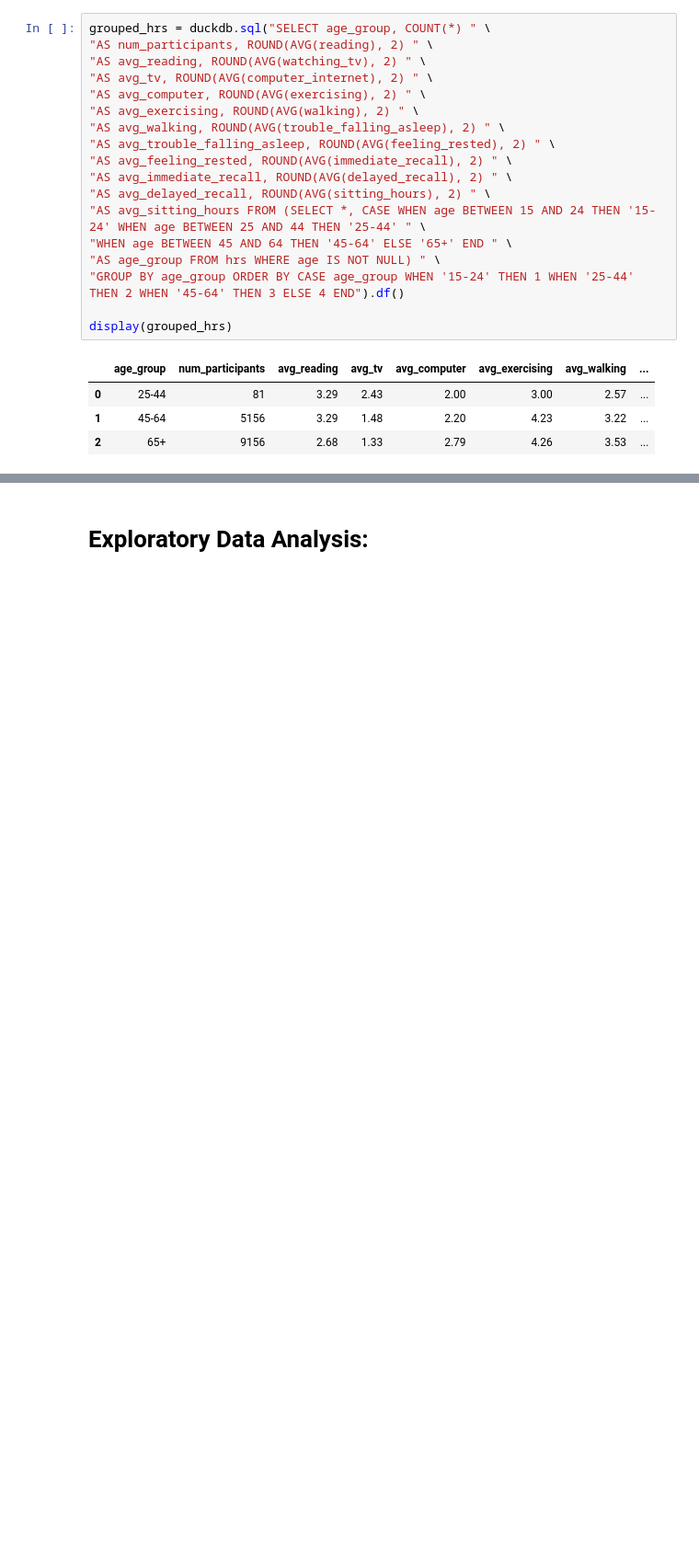
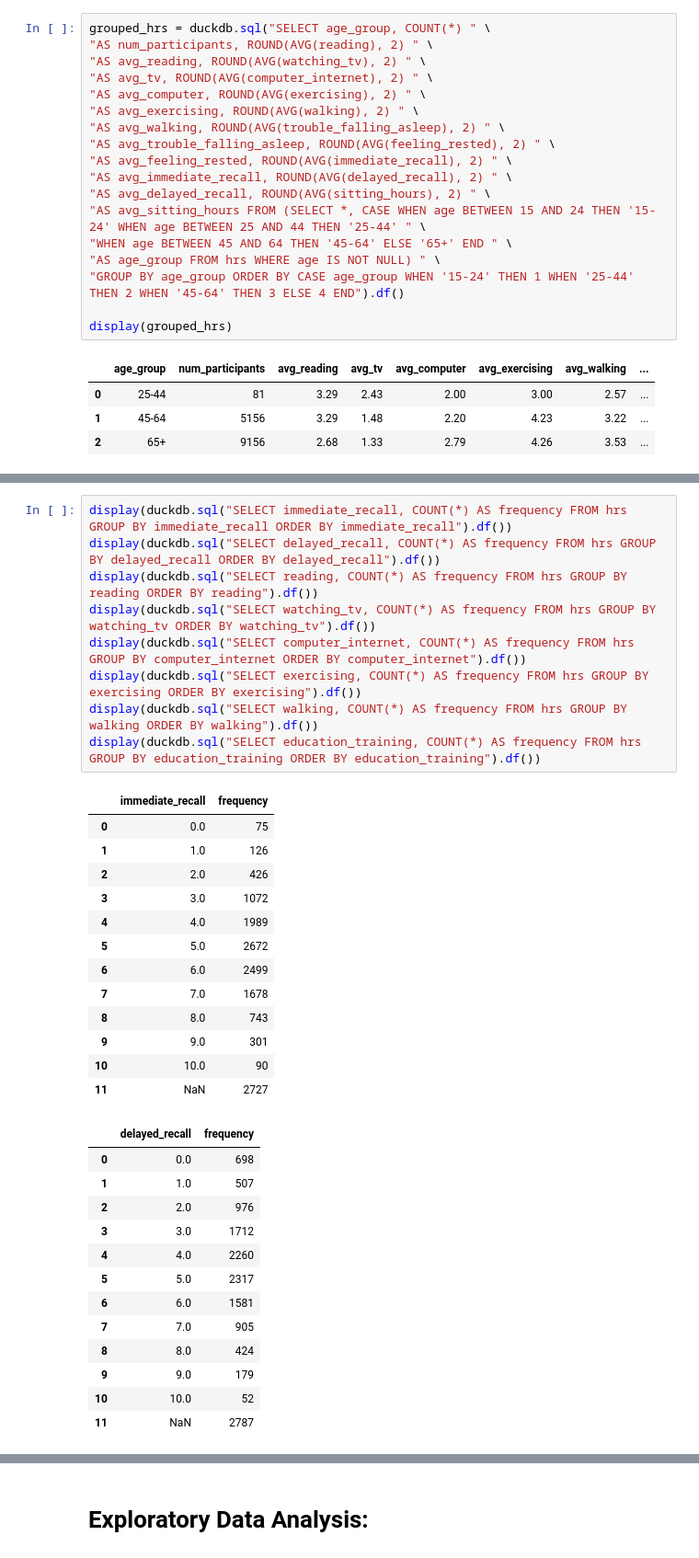
Before and after one commit to rem388/DataScienceProject, a Jupyter notebook: Phase2.ipynb, the cells around one changed output, grey strips where cells are left out. Shown at 92% size. Drawn from its saved outputs; the diff is of its cells as text; blank space fills up the shorter version.

```diff
--- a/Phase2.ipynb
+++ b/Phase2.ipynb
@@ -853,0 +858,36 @@ display(grouped_hrs)
+# %%
+display(duckdb.sql("SELECT immediate_recall, COUNT(*) AS frequency FROM hrs GROUP BY immediate_recall ORDER BY immediate_recall").df())
+display(duckdb.sql("SELECT delayed_recall, COUNT(*) AS frequency FROM hrs GROUP BY delayed_recall ORDER BY delayed_recall").df())
+display(duckdb.sql("SELECT reading, COUNT(*) AS frequency FROM hrs GROUP BY reading ORDER BY reading").df())
+display(duckdb.sql("SELECT watching_tv, COUNT(*) AS frequency FROM hrs GROUP BY watching_tv ORDER BY watching_tv").df())
+display(duckdb.sql("SELECT computer_internet, COUNT(*) AS frequency FROM hrs GROUP BY computer_internet ORDER BY computer_internet").df())
+display(duckdb.sql("SELECT exercising, COUNT(*) AS frequency FROM hrs GROUP BY exercising ORDER BY exercising").df())
+display(duckdb.sql("SELECT walking, COUNT(*) AS frequency FROM hrs GROUP BY walking ORDER BY walking").df())
+display(duckdb.sql("SELECT education_training, COUNT(*) AS frequency FROM hrs GROUP BY education_training ORDER BY education_training").df())
+# %% [output]
+|  | immediate_recall | frequency |
+| 0 | 0.0 | 75 |
+| 1 | 1.0 | 126 |
+| 2 | 2.0 | 426 |
+| 3 | 3.0 | 1072 |
+| 4 | 4.0 | 1989 |
+| 5 | 5.0 | 2672 |
+| 6 | 6.0 | 2499 |
+| 7 | 7.0 | 1678 |
+| 8 | 8.0 | 743 |
+| 9 | 9.0 | 301 |
+| 10 | 10.0 | 90 |
+| 11 | NaN | 2727 |
+|  | delayed_recall | frequency |
+| 0 | 0.0 | 698 |
+| 1 | 1.0 | 507 |
+| 2 | 2.0 | 976 |
+| 3 | 3.0 | 1712 |
+| 4 | 4.0 | 2260 |
+| 5 | 5.0 | 2317 |
+| 6 | 6.0 | 1581 |
+| 7 | 7.0 | 905 |
+| 8 | 8.0 | 424 |
+| 9 | 9.0 | 179 |
+| 10 | 10.0 | 52 |
+| 11 | NaN | 2787 |
```
Also changed, not shown: parts of 7 cells of this notebook.
